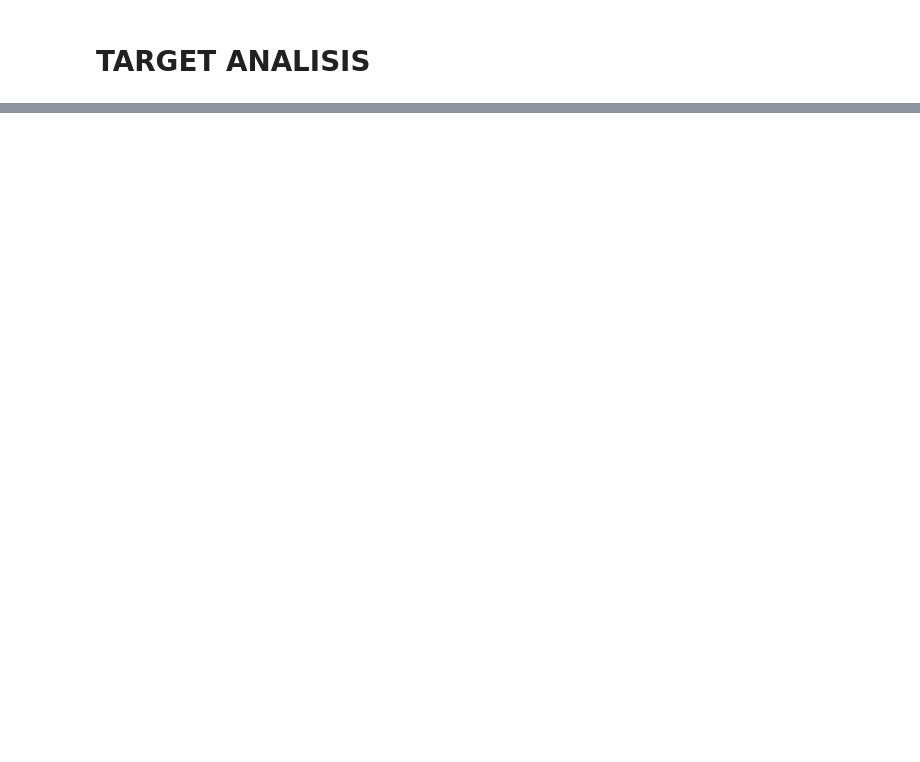
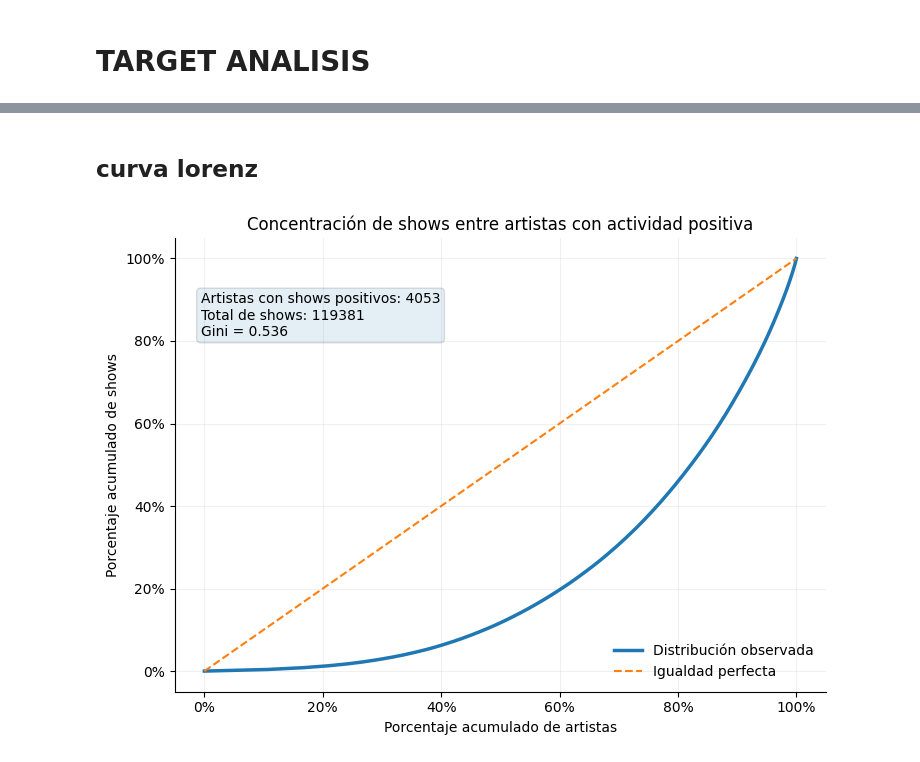
Before and after one commit to SilvanaBContreras/come_together_industria_de_la_musica, a Jupyter notebook: chartmetric_EDA2.ipynb, the cells around one changed output, grey strips where cells are left out. Drawn from its saved outputs; the diff is of its cells as text; code cells hidden in the pictures; blank space fills up the shorter version.

```diff
--- a/chartmetric_EDA2.ipynb
+++ b/chartmetric_EDA2.ipynb
@@ -3166,0 +861,70 @@ print(f" Archivo '{nombre_archivo}' guardado con éxito en carpeta de trabajo.")
+# %% [markdown]
+## curva lorenz
+# %%
+# ============================================================
+# Paso 11. Concentración de shows entre artistas con actividad positiva
+# ============================================================
+
+import numpy as np
+import matplotlib.pyplot as plt
+import matplotlib.ticker as ticker
+
+target = "n_shows_24_25"
+
+s_pos = df.loc[df[target] > 0, target].astype(float).sort_values().reset_index(drop=True)
+
+n_artistas_pos = len(s_pos)
+total_shows_pos = s_pos.sum()
+
+cum_artistas = np.arange(1, n_artistas_pos + 1) / n_artistas_pos
+cum_shows = s_pos.cumsum() / total_shows_pos
+
+cum_artistas = np.insert(cum_artistas, 0, 0)
+cum_shows = np.insert(cum_shows, 0, 0)
+
+gini = 1 - 2 * np.trapezoid(cum_shows, cum_artistas)
+
+fig, ax = plt.subplots(figsize=(7.5, 5.5))
+
+ax.plot(
+    cum_artistas,
+    cum_shows,
+    linewidth=2.5,
+    label="Distribución observada"
+)
+
+ax.plot(
+    [0, 1],
+    [0, 1],
+    linestyle="--",
+    linewidth=1.5,
+    label="Igualdad perfecta"
+)
+
+ax.set_title("Concentración de shows entre artistas con actividad positiva")
+ax.set_xlabel("Porcentaje acumulado de artistas")
+ax.set_ylabel("Porcentaje acumulado de shows")
+
+ax.xaxis.set_major_formatter(ticker.PercentFormatter(1.0))
+ax.yaxis.set_major_formatter(ticker.PercentFormatter(1.0))
+
+ax.text(
+    0.04,
+    0.88,
+    f"Artistas con shows positivos: {n_artistas_pos}\nTotal de shows: {total_shows_pos:.0f}\nGini = {gini:.3f}",
+    transform=ax.transAxes,
+    ha="left",
+    va="top",
+    fontsize=10,
+    bbox=dict(boxstyle="round,pad=0.3", alpha=0.12)
+)
+
+ax.spines["top"].set_visible(False)
+ax.spines["right"].set_visible(False)
+ax.grid(alpha=0.18)
+ax.legend(frameon=False, loc="lower right")
+
+plt.tight_layout()
+plt.show()
+# %% [output]
+[figure, added]
```
Also changed, not shown: parts of 137 cells of this notebook, 4 other files.
